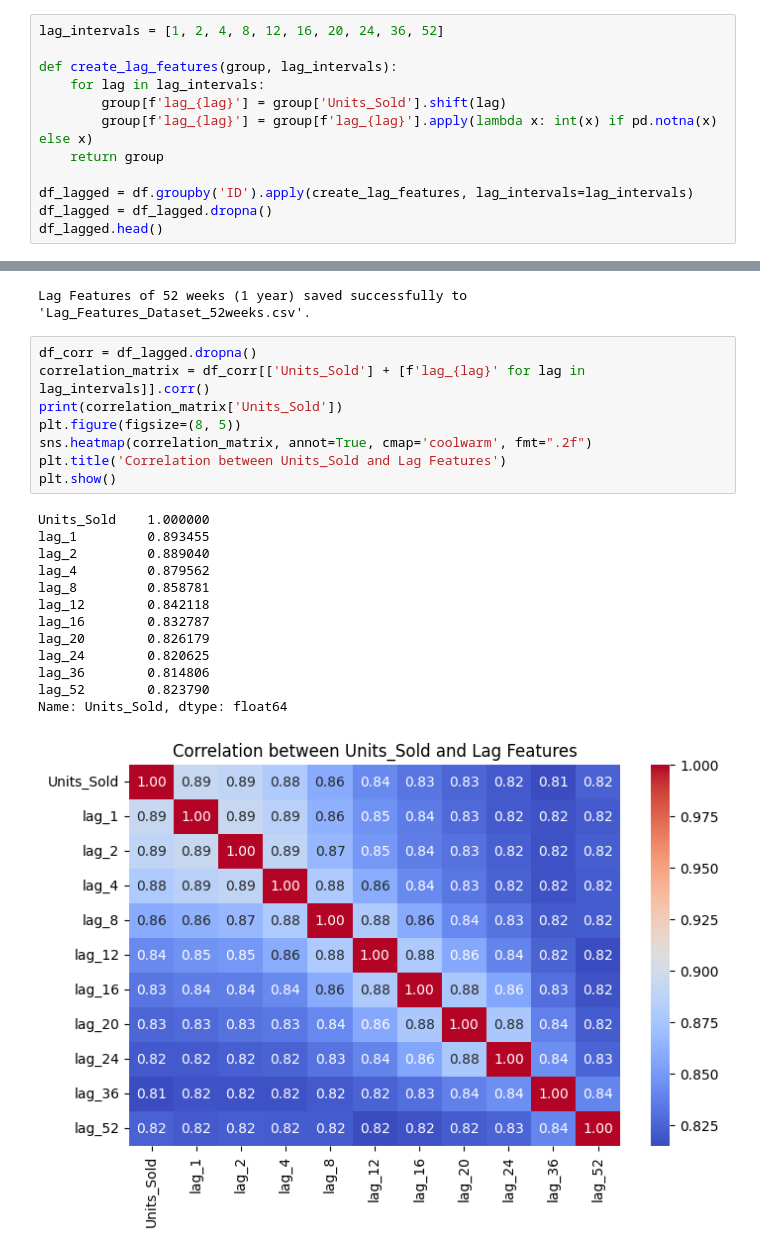
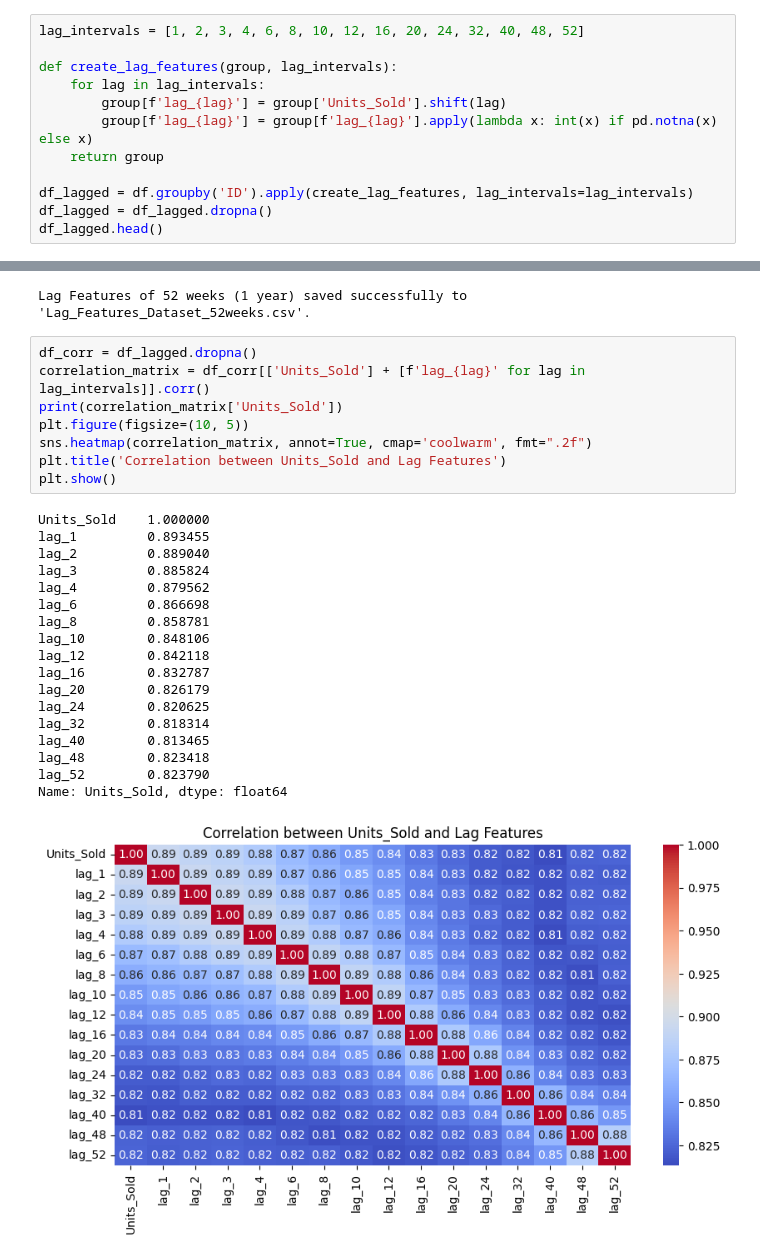
Before and after one commit to shubhi/deloitte-capstone-demand-forecasting, a Jupyter notebook: notebooks/data_analysis.ipynb, the cells around one changed output, grey strips where cells are left out. Cells and saved outputs as stored; diff of their text form.

```diff
--- a/notebooks/data_analysis.ipynb
+++ b/notebooks/data_analysis.ipynb
@@ -323,7 +324,7 @@ Name: Units_Sold, dtype: float64
 # %% [markdown]
 ### Upto 52 weeks
 # %%
-lag_intervals = [1, 2, 4, 8, 12, 16, 20, 24, 36, 52]
+lag_intervals = [1, 2, 3, 4, 6, 8, 10, 12, 16, 20, 24, 32, 40, 48, 52]
 
 def create_lag_features(group, lag_intervals):
     for lag in lag_intervals:
@@ -353,23 +354,28 @@ Lag Features of 52 weeks (1 year) saved successfully to 'Lag_Features_Dataset_52
 # %%
 df_corr = df_lagged.dropna()
 correlation_matrix = df_corr[['Units_Sold'] + [f'lag_{lag}' for lag in lag_intervals]].corr()
 print(correlation_matrix['Units_Sold'])
-plt.figure(figsize=(8, 5))
+plt.figure(figsize=(10, 5))
 sns.heatmap(correlation_matrix, annot=True, cmap='coolwarm', fmt=".2f")
 plt.title('Correlation between Units_Sold and Lag Features')
 plt.show()
 # %% [output]
 Units_Sold    1.000000
 lag_1         0.893455
 lag_2         0.889040
+lag_3         0.885824
 lag_4         0.879562
+lag_6         0.866698
 lag_8         0.858781
+lag_10        0.848106
 lag_12        0.842118
 lag_16        0.832787
 lag_20        0.826179
 lag_24        0.820625
-lag_36        0.814806
+lag_32        0.818314
+lag_40        0.813465
+lag_48        0.823418
 lag_52        0.823790
 Name: Units_Sold, dtype: float64
-[figure, old version]
+[figure, new version]
 # %% [markdown]
```
Also changed, not shown: parts of 29 cells of this notebook.
